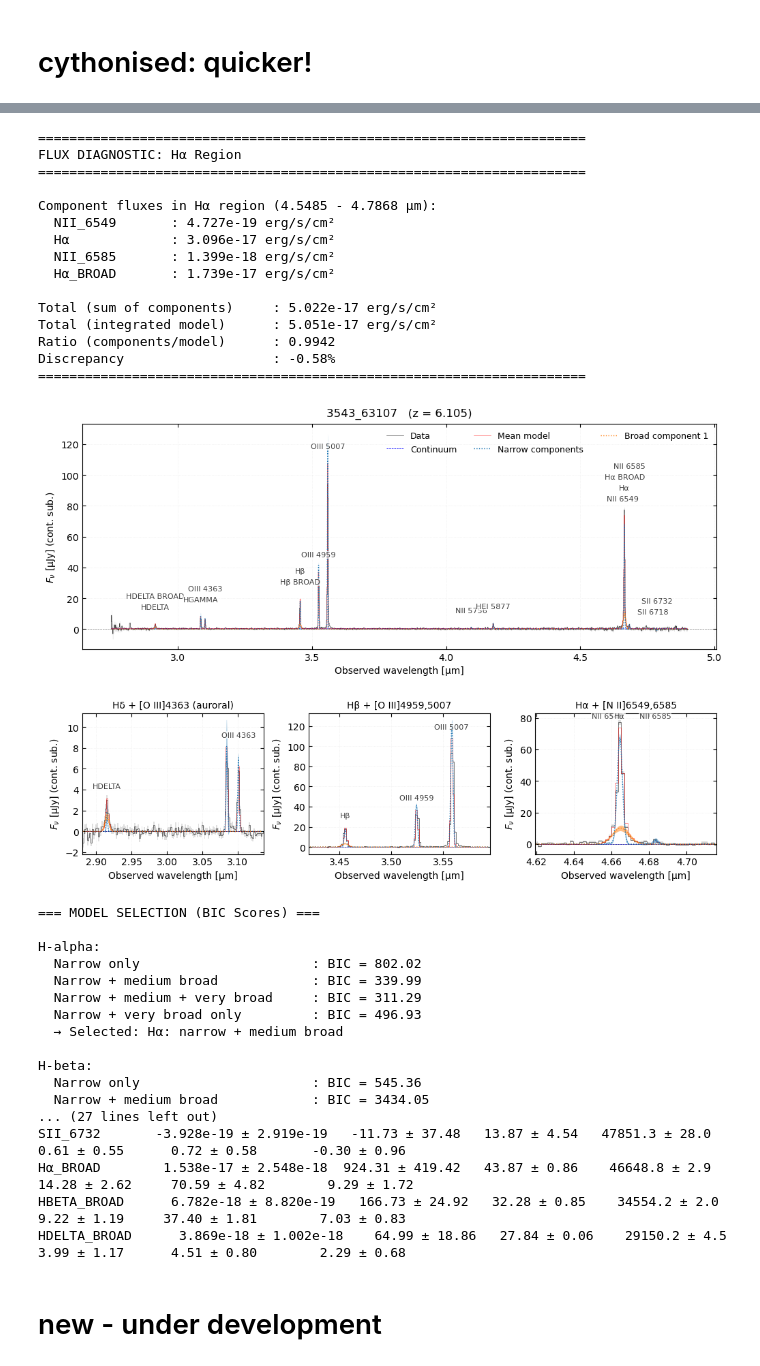
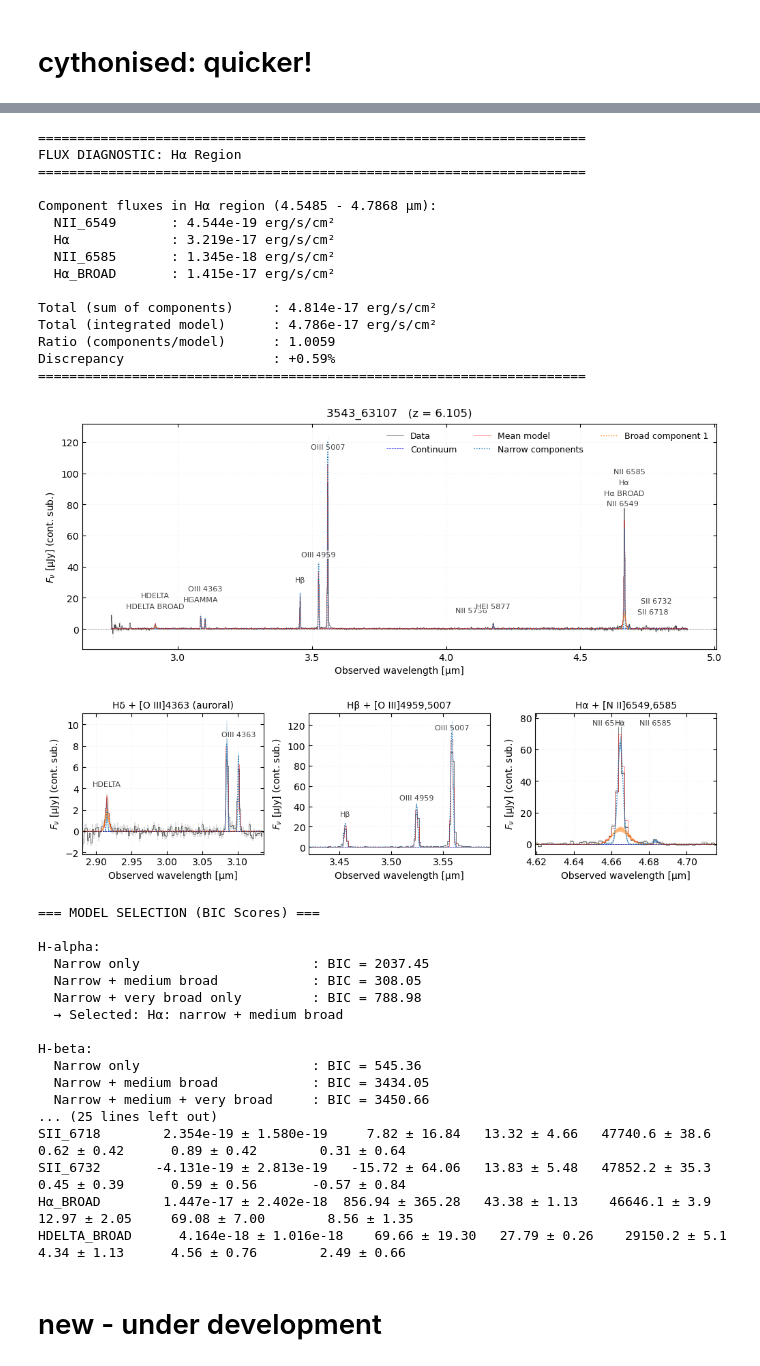
Before and after one commit to raunaq-rai/pyRSR, a Jupyter notebook: docs/notebooks/broad_line_example.ipynb, the cells around one changed output, grey strips where cells are left out. Drawn from its saved outputs; the diff is of its cells as text; code cells hidden in the pictures.

```diff
--- a/docs/notebooks/broad_line_example.ipynb
+++ b/docs/notebooks/broad_line_example.ipynb
@@ -259,7 +258,7 @@ boot = broad_fit(
     lines_to_use=None,
     fit_window_um=None,
     plot_continuum_subtracted = True,
-    broad_mode="broad1",
+    broad_mode="auto",
     verbose=True,
     plot_unit='fnu',
 )
@@ -286,36 +285,36 @@ Fit with lines=['HDELTA', 'HGAMMA', 'OIII_4363', 'HBETA', 'OIII_4959', 'OIII_500
 ======================================================================
 FLUX DIAGNOSTIC: Hα Region
 ======================================================================
 
 Component fluxes in Hα region (4.5485 - 4.7868 µm):
-  NII_6549       : 4.727e-19 erg/s/cm²
-  H⍺             : 3.096e-17 erg/s/cm²
-  NII_6585       : 1.399e-18 erg/s/cm²
-  H⍺_BROAD       : 1.739e-17 erg/s/cm²
+  NII_6549       : 4.544e-19 erg/s/cm²
+  H⍺             : 3.219e-17 erg/s/cm²
+  NII_6585       : 1.345e-18 erg/s/cm²
+  H⍺_BROAD       : 1.415e-17 erg/s/cm²
 
-Total (sum of components)     : 5.022e-17 erg/s/cm²
-Total (integrated model)      : 5.051e-17 erg/s/cm²
-Ratio (components/model)      : 0.9942
-Discrepancy                   : -0.58%
+Total (sum of components)     : 4.814e-17 erg/s/cm²
+Total (integrated model)      : 4.786e-17 erg/s/cm²
+Ratio (components/model)      : 1.0059
+Discrepancy                   : +0.59%
 ======================================================================
-[figure, old version]
+[figure, new version]
 === MODEL SELECTION (BIC Scores) ===
 
 H-alpha:
-  Narrow only                      : BIC = 802.02
-  Narrow + medium broad            : BIC = 339.99
-  Narrow + medium + very broad     : BIC = 311.29
-  Narrow + very broad only         : BIC = 496.93
+  Narrow only                      : BIC = 2037.45
+  Narrow + medium broad            : BIC = 308.05
+  Narrow + very broad only         : BIC = 788.98
   → Selected: Hα: narrow + medium broad
 
 H-beta:
   Narrow only                      : BIC = 545.36
   Narrow + medium broad            : BIC = 3434.05
-... (27 lines left out)
-SII_6732       -3.928e-19 ± 2.919e-19   -11.73 ± 37.48   13.87 ± 4.54   47851.3 ± 28.0 0.61 ± 0.55      0.72 ± 0.58       -0.30 ± 0.96
-H⍺_BROAD        1.538e-17 ± 2.548e-18  924.31 ± 419.42   43.87 ± 0.86    46648.8 ± 2.9 14.28 ± 2.62     70.59 ± 4.82        9.29 ± 1.72
-HBETA_BROAD      6.782e-18 ± 8.820e-19   166.73 ± 24.92   32.28 ± 0.85    34554.2 ± 2.0 9.22 ± 1.19     37.40 ± 1.81        7.03 ± 0.83
-HDELTA_BROAD      3.869e-18 ± 1.002e-18    64.99 ± 18.86   27.84 ± 0.06    29150.2 ± 4.5 3.99 ± 1.17      4.51 ± 0.80        2.29 ± 0.68
+  Narrow + medium + very broad     : BIC = 3450.66
+... (25 lines left out)
+SII_6718        2.354e-19 ± 1.580e-19     7.82 ± 16.84   13.32 ± 4.66   47740.6 ± 38.6 0.62 ± 0.42      0.89 ± 0.42        0.31 ± 0.64
+SII_6732       -4.131e-19 ± 2.813e-19   -15.72 ± 64.06   13.83 ± 5.48   47852.2 ± 35.3 0.45 ± 0.39      0.59 ± 0.56       -0.57 ± 0.84
+H⍺_BROAD        1.447e-17 ± 2.402e-18  856.94 ± 365.28   43.38 ± 1.13    46646.1 ± 3.9 12.97 ± 2.05     69.08 ± 7.00        8.56 ± 1.35
+HDELTA_BROAD      4.164e-18 ± 1.016e-18    69.66 ± 19.30   27.79 ± 0.26    29150.2 ± 5.1 4.34 ± 1.13      4.56 ± 0.76        2.49 ± 0.66
 # %% [markdown]
 # new - under development
 # %%
```
Also changed, not shown: parts of 2 cells of this notebook, 3 other files.
